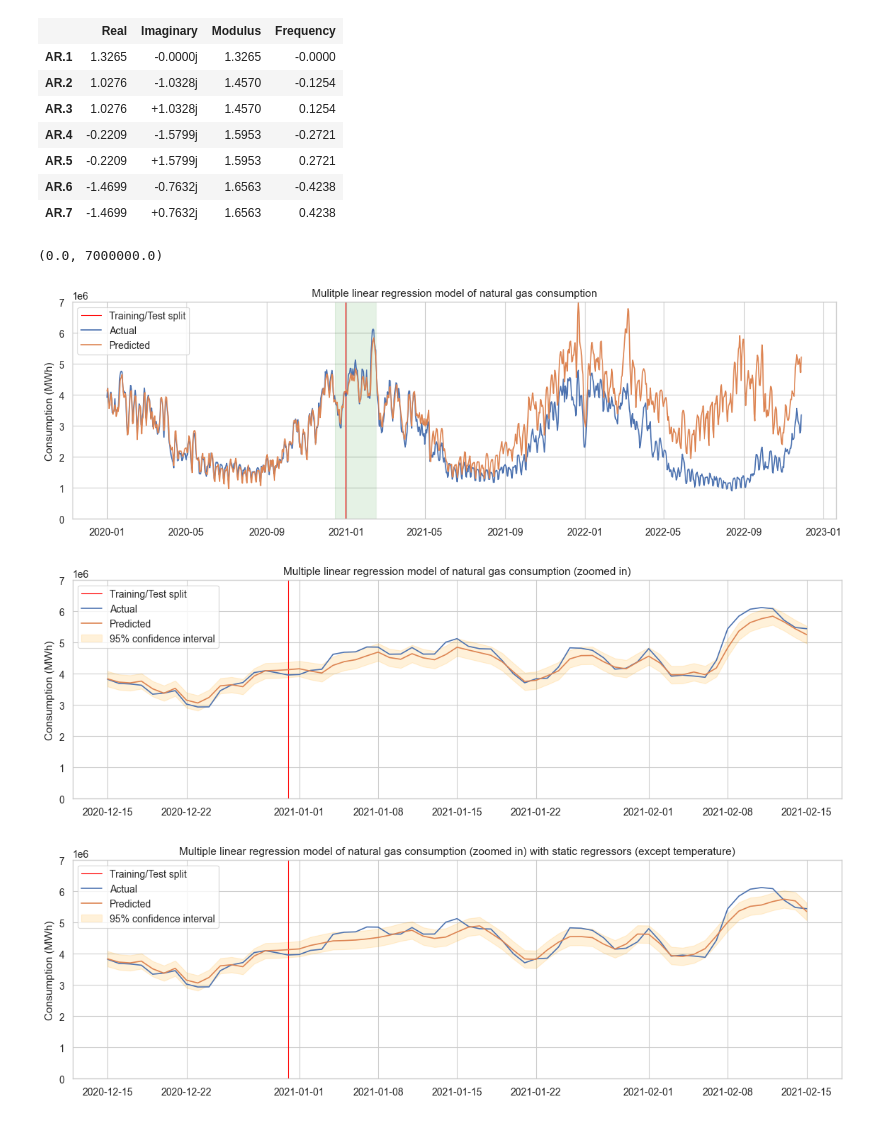
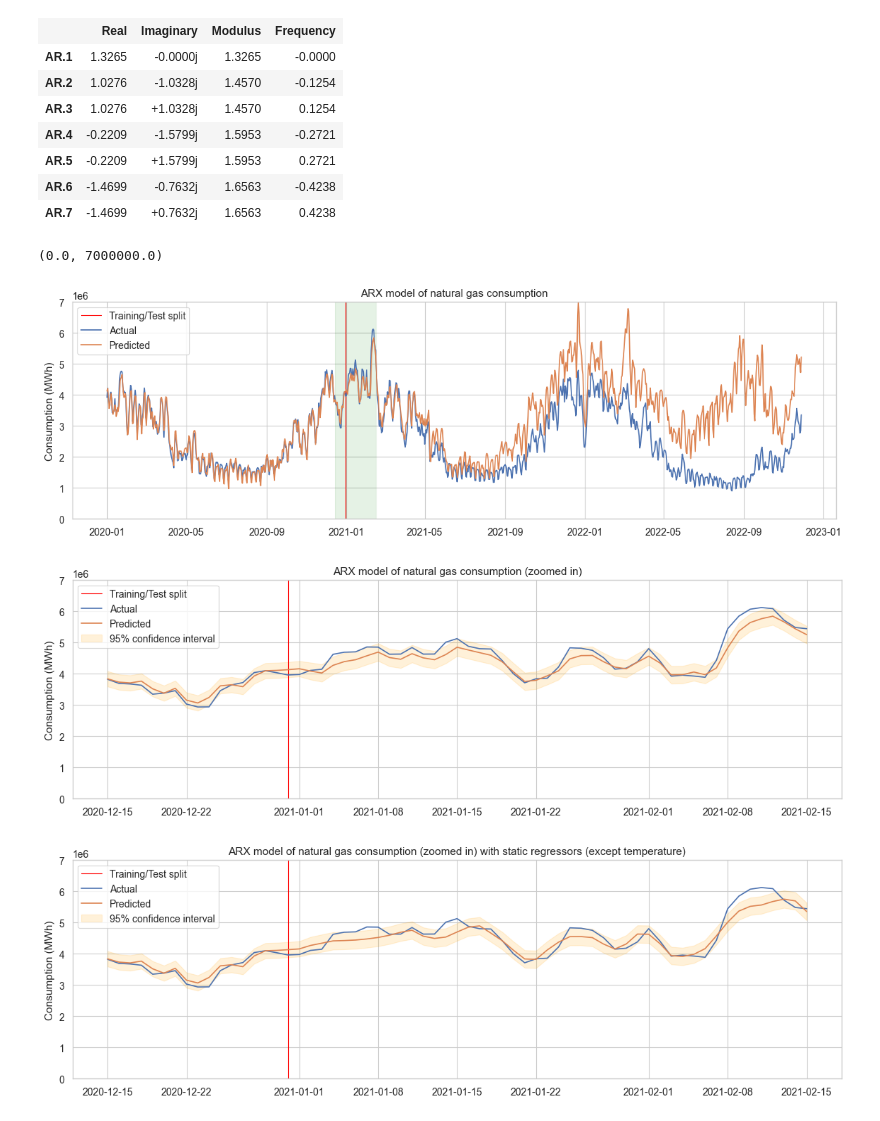
Before and after one commit to f-linus/natural_gas_consumption_modelling, a Jupyter notebook: notebooks/modelling/002 ARX.ipynb, the cells around one changed output. Saved outputs shown, nothing was run; the diff lists cells and outputs as text; code cells hidden in the pictures.

Commit message:
Fixed plot titles

```diff
--- a/notebooks/modelling/002 ARX.ipynb
+++ b/notebooks/modelling/002 ARX.ipynb
@@ -83,7 +83,7 @@ ax.plot(y["2020":], label="Actual")
 ax.plot(modelled_consumption["2020":], label="Predicted")
 ax.set_ylabel("Consumption (MWh)")
 ax.legend()
-ax.set_title("Mulitple linear regression model of natural gas consumption")
+ax.set_title("ARX model of natural gas consumption")
 ax.set_ylim(0, 7 * 10**6)
 
 # Plot 2 - zoomed in
@@ -104,35 +104,35 @@ ax2.fill_between(
 )
 ax2.set_ylabel("Consumption (MWh)")
 ax2.legend()
-ax2.set_title("Multiple linear regression model of natural gas consumption (zoomed in)")
+ax2.set_title("ARX model of natural gas consumption (zoomed in)")
 ax2.set_ylim(0, 7 * 10**6)
 
 # Plot 3 - zoomed in with static regressors
 fig, ax3 = plt.subplots(figsize=(14, 4))
 
 ax3.axvline(
     pd.Timestamp("2020-12-31"), color="red", linewidth=0.8, label="Training/Test split"
 )
 ax3.plot(y["2020-12-15":"2021-02-15"], label="Actual")
 ax3.plot(
     modelled_consumption_static_regressors["2020-12-15":"2021-02-15"], label="Predicted"
 )
 ax3.fill_between(
     predictions_static_regressors_confidence_intervals.loc["2020-12-15":"2021-02-15"].iloc[:, 0].index,
     predictions_static_regressors_confidence_intervals.loc["2020-12-15":"2021-02-15"].iloc[:, 0],
     predictions_static_regressors_confidence_intervals.loc["2020-12-15":"2021-02-15"].iloc[:, 1],
     color="orange",
     alpha=0.15,
     label="95% confidence interval",
 )
 ax3.set_ylabel("Consumption (MWh)")
 ax3.legend()
 ax3.set_title(
-    "Multiple linear regression model of natural gas consumption (zoomed in) with static regressors (except temperature)"
+    "ARX model of natural gas consumption (zoomed in) with static regressors (except temperature)"
 )
 ax3.set_ylim(0, 7 * 10**6)
 # %% [output]
 (0.0, 7000000.0)
-[figure, old version]
+[figure, new version]
-[figure, old version]
+[figure, new version]
-[figure, old version]
+[figure, new version]
```
